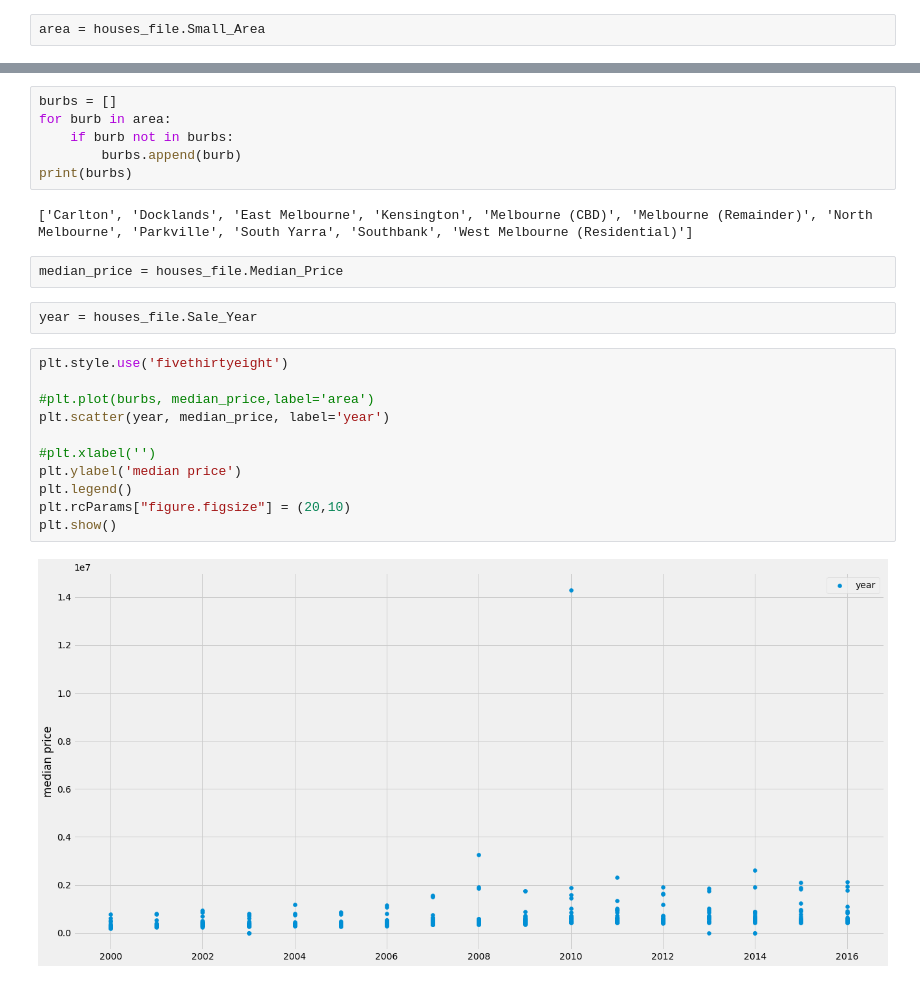
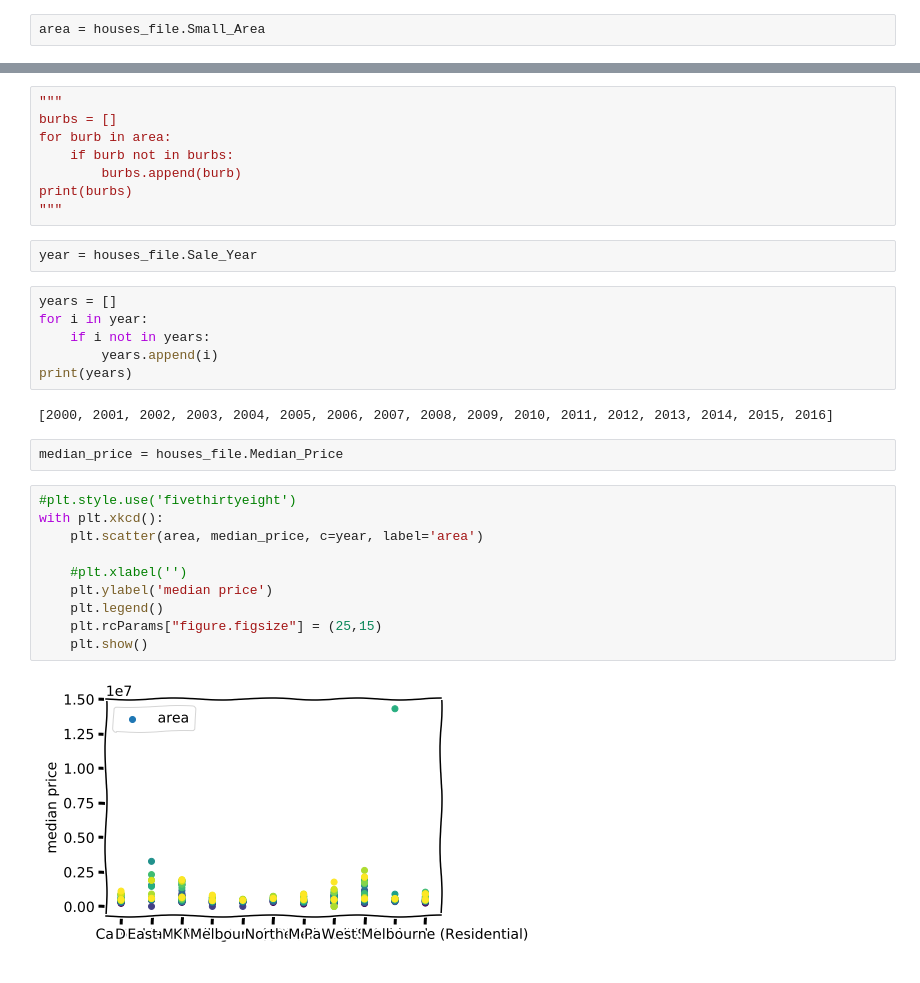
Before and after one commit to anabanami/houses, a Jupyter notebook: house_prices.ipynb, the cells around one changed output, grey strips where cells are left out. Cells and saved outputs as stored; diff of their text form.

Commit message:
Stuck in plotting legend for year colorisation

```diff
--- a/house_prices.ipynb
+++ b/house_prices.ipynb
@@ -28,25 +26,32 @@ area = houses_file.Small_Area
 # %%
+"""
 burbs = []
 for burb in area:
     if burb not in burbs:
         burbs.append(burb)
 print(burbs)
+"""
-# %% [output]
-['Carlton', 'Docklands', 'East Melbourne', 'Kensington', 'Melbourne (CBD)', 'Melbourne (Remainder)', 'North Melbourne', 'Parkville', 'South Yarra', 'Southbank', 'West Melbourne (Residential)']
+# %%
+year = houses_file.Sale_Year
+# %%
+years = []
+for i in year:
+    if i not in years:
+        years.append(i)
+print(years)
+# %% [output]
+[2000, 2001, 2002, 2003, 2004, 2005, 2006, 2007, 2008, 2009, 2010, 2011, 2012, 2013, 2014, 2015, 2016]
 # %%
 median_price = houses_file.Median_Price
-# %%
-year = houses_file.Sale_Year
 # %%
-plt.style.use('fivethirtyeight')
+#plt.style.use('fivethirtyeight')
+with plt.xkcd():
+    plt.scatter(area, median_price, c=year, label='area')
 
-#plt.plot(burbs, median_price,label='area')
-plt.scatter(year, median_price, label='year')
-
-#plt.xlabel('')
-plt.ylabel('median price')
-plt.legend()
-plt.rcParams["figure.figsize"] = (20,10)
-plt.show()
+    #plt.xlabel('')
+    plt.ylabel('median price')
+    plt.legend()
+    plt.rcParams["figure.figsize"] = (25,15)
+    plt.show()
 # %% [output]
-[figure, old version]
+[figure, new version]
```
Also changed, not shown: parts of 2 cells of this notebook.
